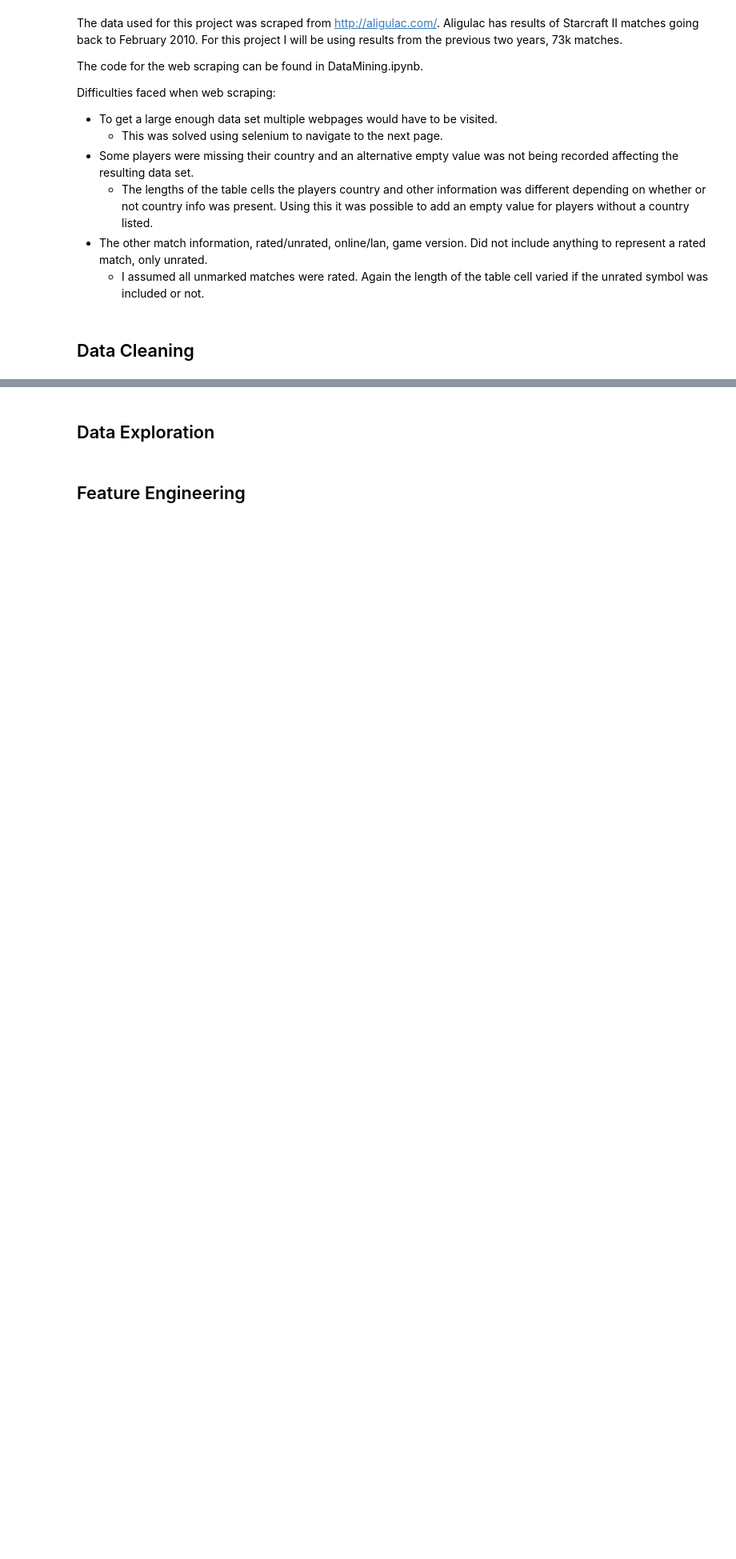
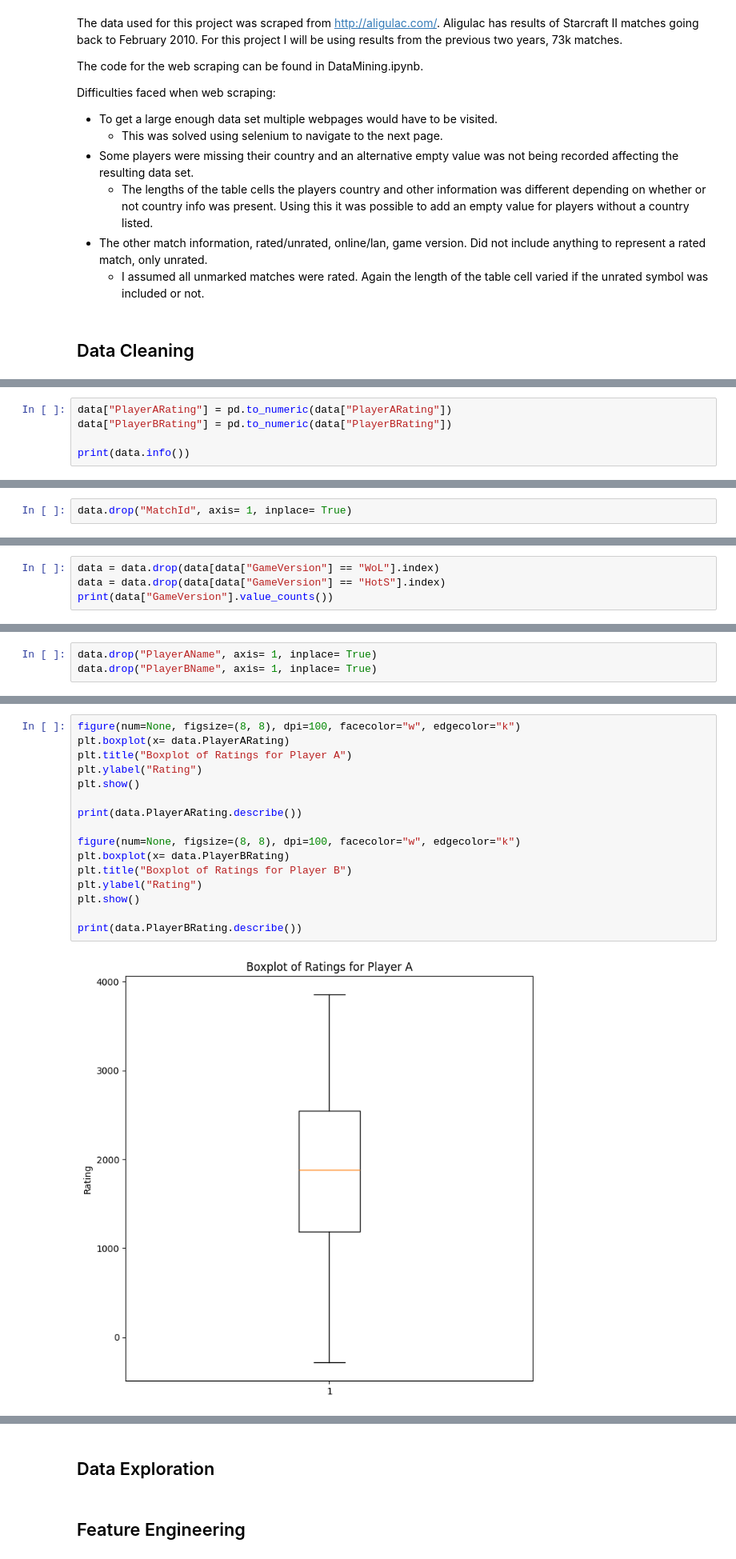
Before and after one commit to MeabhG97/Datascience_StarCraft, a Jupyter notebook: MeabhGibneyDAProject.ipynb, the cells around one changed output, grey strips where cells are left out. Shown: that part at 80% size. Cells and saved outputs as stored; diff of their text form; blank space fills up the shorter version.

Commit message:
Added Data Cleaning
Data descriptions
Converting data types
Removing missing values
Removing unnecessary columns
Checking for outliers

```diff
--- a/MeabhGibneyDAProject.ipynb
+++ b/MeabhGibneyDAProject.ipynb
@@ -28,0 +101,5 @@ Difficulties faced when web scraping:
+# %%
+data["PlayerARating"] = pd.to_numeric(data["PlayerARating"])
+data["PlayerBRating"] = pd.to_numeric(data["PlayerBRating"])
+
+print(data.info())
@@ -28,0 +128,2 @@ Difficulties faced when web scraping:
+# %%
+data.drop("MatchId", axis= 1, inplace= True)
@@ -28,0 +140,4 @@ Difficulties faced when web scraping:
+# %%
+data = data.drop(data[data["GameVersion"] == "WoL"].index)
+data = data.drop(data[data["GameVersion"] == "HotS"].index)
+print(data["GameVersion"].value_counts())
@@ -28,0 +154,3 @@ Difficulties faced when web scraping:
+# %%
+data.drop("PlayerAName", axis= 1, inplace= True)
+data.drop("PlayerBName", axis= 1, inplace= True)
@@ -28,0 +161,18 @@ Difficulties faced when web scraping:
+# %%
+figure(num=None, figsize=(8, 8), dpi=100, facecolor="w", edgecolor="k")
+plt.boxplot(x= data.PlayerARating)
+plt.title("Boxplot of Ratings for Player A")
+plt.ylabel("Rating")
+plt.show()
+
+print(data.PlayerARating.describe())
+
+figure(num=None, figsize=(8, 8), dpi=100, facecolor="w", edgecolor="k")
+plt.boxplot(x= data.PlayerBRating)
+plt.title("Boxplot of Ratings for Player B")
+plt.ylabel("Rating")
+plt.show()
+
+print(data.PlayerBRating.describe())
+# %% [output]
+[figure, added]
```
Also changed, not shown: parts of 20 cells of this notebook, 1 other file.
